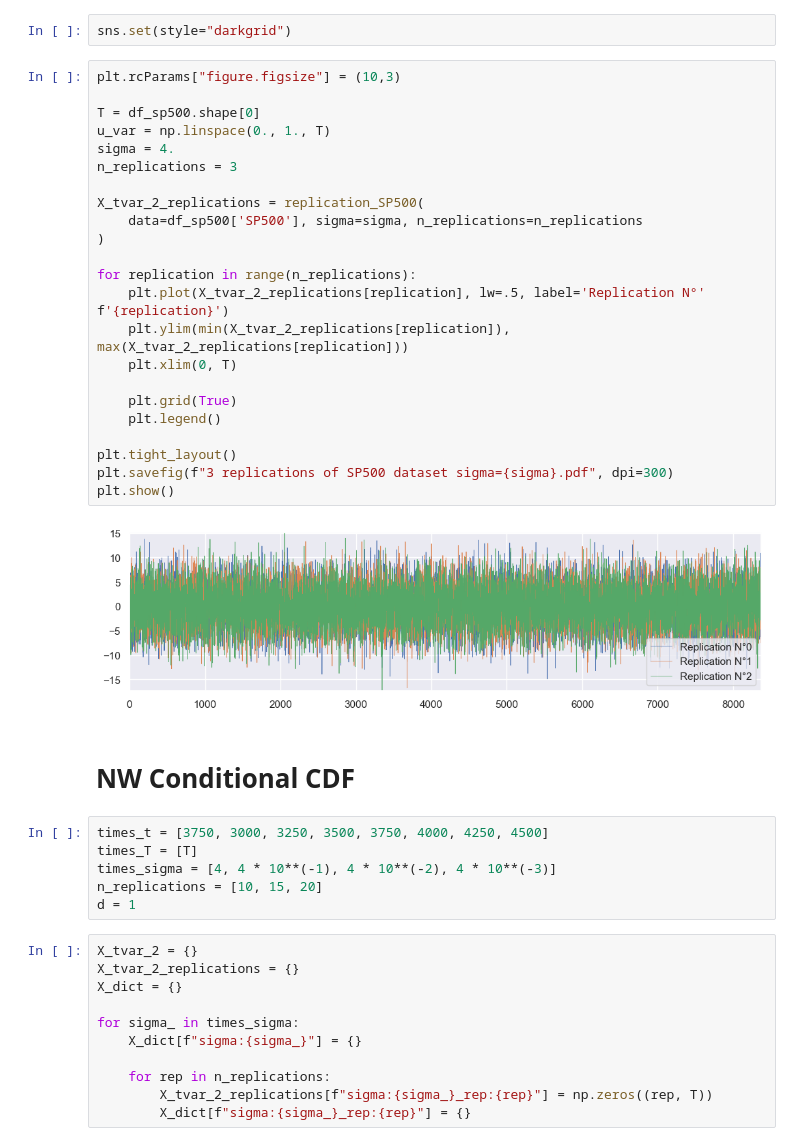
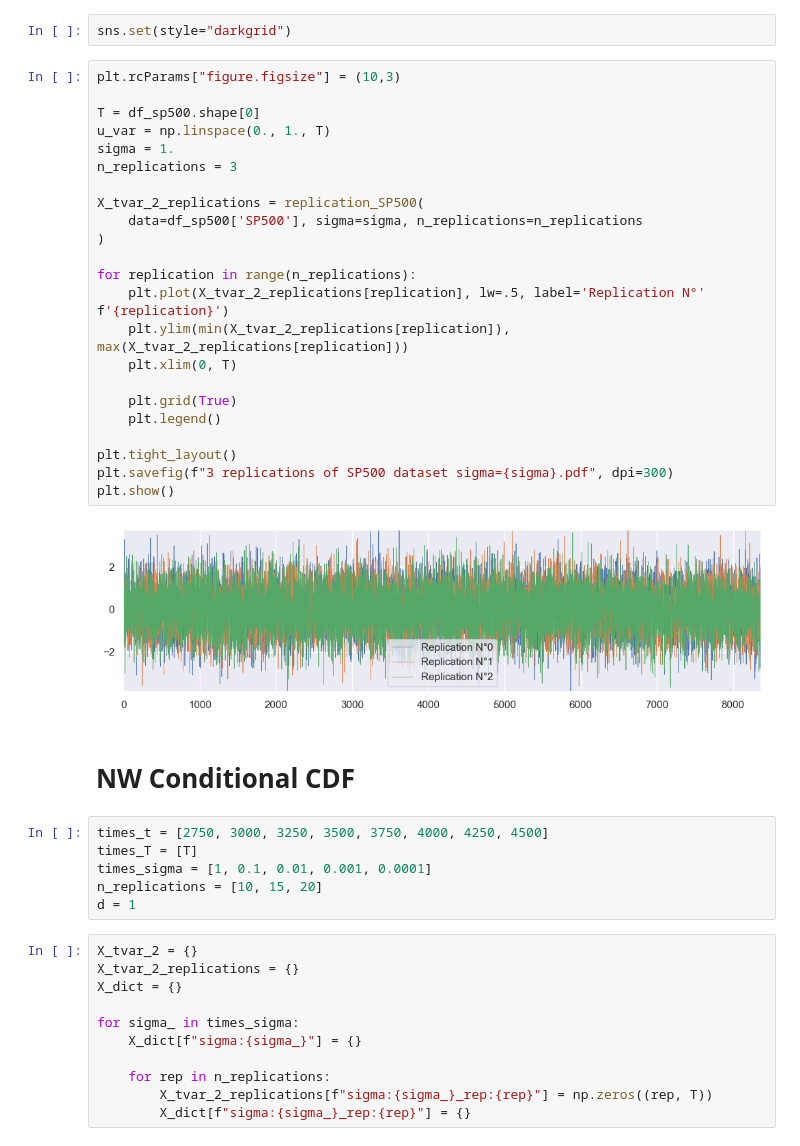
Before and after one commit to mzalaya/wasslsp, a Jupyter notebook: notebooks/clean-real/SP500-various-sigmas-reps.ipynb, the cells around one changed output. Drawn from its saved outputs; the diff is of its cells as text.

```diff
--- a/notebooks/clean-real/SP500-various-sigmas-reps.ipynb
+++ b/notebooks/clean-real/SP500-various-sigmas-reps.ipynb
@@ -78,34 +78,34 @@ sns.set(style="darkgrid")
 # %%
 plt.rcParams["figure.figsize"] = (10,3)
 
 T = df_sp500.shape[0]
 u_var = np.linspace(0., 1., T)
-sigma = 4.
+sigma = 1.
 n_replications = 3
 
 X_tvar_2_replications = replication_SP500(
     data=df_sp500['SP500'], sigma=sigma, n_replications=n_replications
 )
 
 for replication in range(n_replications):
     plt.plot(X_tvar_2_replications[replication], lw=.5, label='Replication N°' f'{replication}')
     plt.ylim(min(X_tvar_2_replications[replication]), max(X_tvar_2_replications[replication]))
     plt.xlim(0, T)
 
     plt.grid(True)
     plt.legend()
 
 plt.tight_layout()
 plt.savefig(f"3 replications of SP500 dataset sigma={sigma}.pdf", dpi=300)
 plt.show()
 # %% [output]
-[figure, old version]
+[figure, new version]
 # %% [markdown]
 # NW Conditional CDF
 # %%
-times_t = [3750, 3000, 3250, 3500, 3750, 4000, 4250, 4500]
+times_t = [2750, 3000, 3250, 3500, 3750, 4000, 4250, 4500]
 times_T = [T]
-times_sigma = [4, 4 * 10**(-1), 4 * 10**(-2), 4 * 10**(-3)]
+times_sigma = [1, 0.1, 0.01, 0.001, 0.0001]
 n_replications = [10, 15, 20]
 d = 1
 # %%
```
Also changed, not shown: parts of 4 cells of this notebook, 5 other files.
